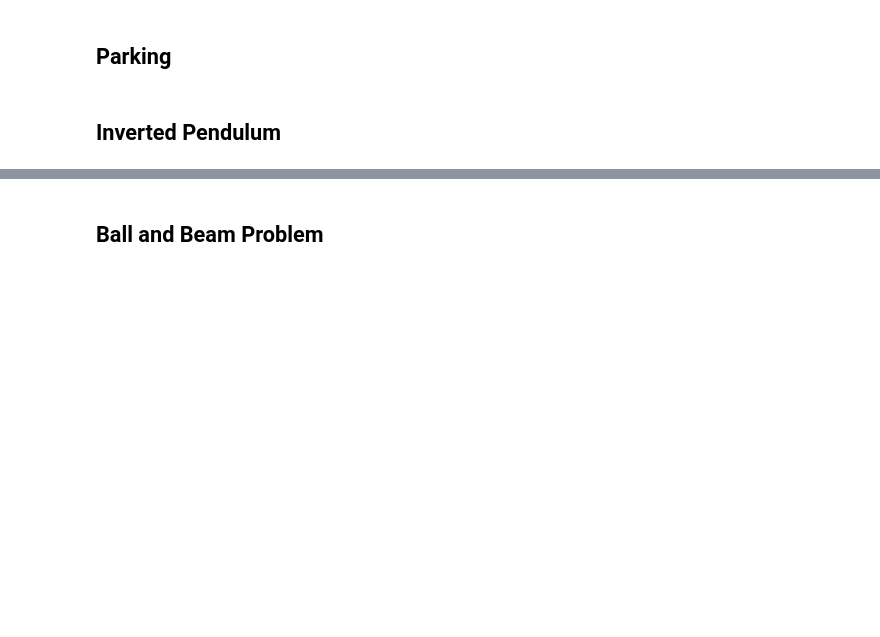
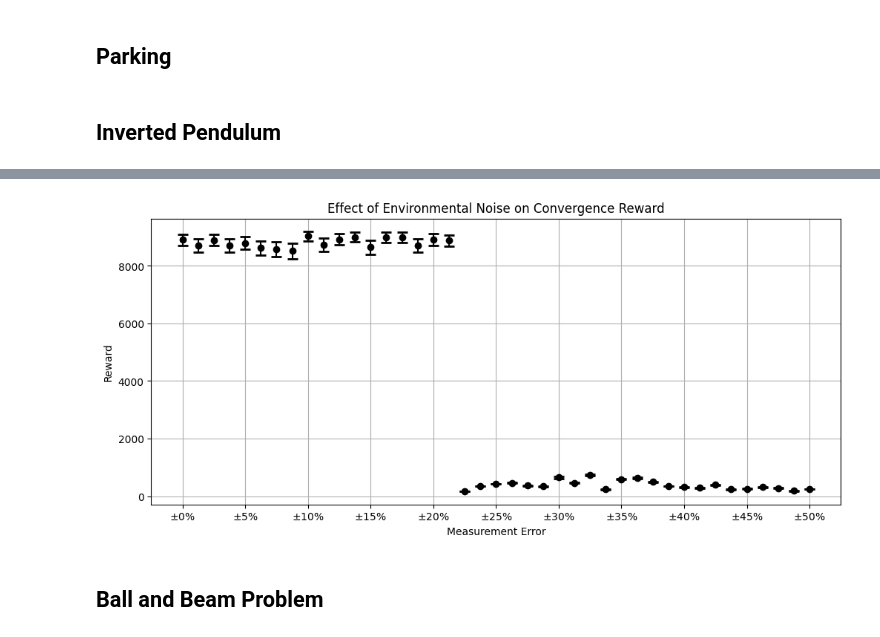
Before and after one commit to tachophobia/ISEF2425, a Jupyter notebook: Agents/test_agents.ipynb, the cells around one changed output, grey strips where cells are left out. Cells and saved outputs as stored; diff of their text form; code cells hidden in the pictures; blank space fills up the shorter version.

Commit message:
ran noise experiment

```diff
--- a/Agents/test_agents.ipynb
+++ b/Agents/test_agents.ipynb
@@ -113,10 +90,0 @@ trainer.plot_losses()
-# %%
-env = gym.make('InvertedDoublePendulum-v4', render_mode='rgb_array')
-state_dim = env.observation_space.shape[0]
-action_dim = env.action_space.shape[0]
-featurizer = StandardScaler(state_dim)
-agent = DDPGAgent(state_dim, action_dim, hidden_layers=2, tau=0.01, batch_size=256)
-featurizer = StandardScaler(state_dim)
-trainer = DDPGTrainer(env, agent, featurizer)
-trainer.train(episodes=10000)
-trainer.plot_losses()
@@ -122,0 +138,13 @@ trainer.plot_losses()
+# %%
+avg_rewards = []
+std_rewards = []
+error_range = np.linspace(0.0, 0.5, 41) # defines two standard deviations of the gaussian (95% confidence of being within error range)
+n = 100 # episodes per test
+agent = DDPGAgent(state_dim-3, action_dim, hidden_dim=64, hidden_layers=2, tau=0.05, batch_size=64)
+for pct_error in error_range:
+    featurizer.noise = pct_error / 2.0
+    trainer = DDPGTrainer(env, agent, featurizer, until_convergence=True, convergence_reward=8000)
+    trainer.train(episodes=10000)
+    rewards = np.array([trainer.run_episode(False)['reward'] for _ in range(n)])
+    avg_rewards.append(np.mean(rewards))
+    std_rewards.append(np.std(rewards)/np.sqrt(n))
@@ -123,3 +165,21 @@ trainer.plot_losses()
+# %%
+import matplotlib.pyplot as plt
+fig, ax = plt.subplots(figsize=(12, 5))
+ax.errorbar(error_range, avg_rewards, yerr=std_rewards, fmt="o", capsize=5, capthick=2, color="black")
+# ax.plot(n, r_mean, color="black", alpha=0.5)
+
+ax.set_xlabel("Measurement Error")
+ax.set_ylabel("Reward")
+ax.set_title("Effect of Environmental Noise on Convergence Reward")
+# change the font and make the x axis have more ticks and percent sign
+X = np.linspace(0.0, 0.5, 11)
+ax.set_xticks(X)
+ax.set_xticklabels(["$\pm${:.0f}%".format(x*100) for x in X])
+
+ax.grid()
+plt.show()
+# %% [output]
+[figure, added]
 # %% [markdown]
 ## Ball and Beam Problem
 # %%
```
Also changed, not shown: parts of 4 cells of this notebook, 3 other files.
